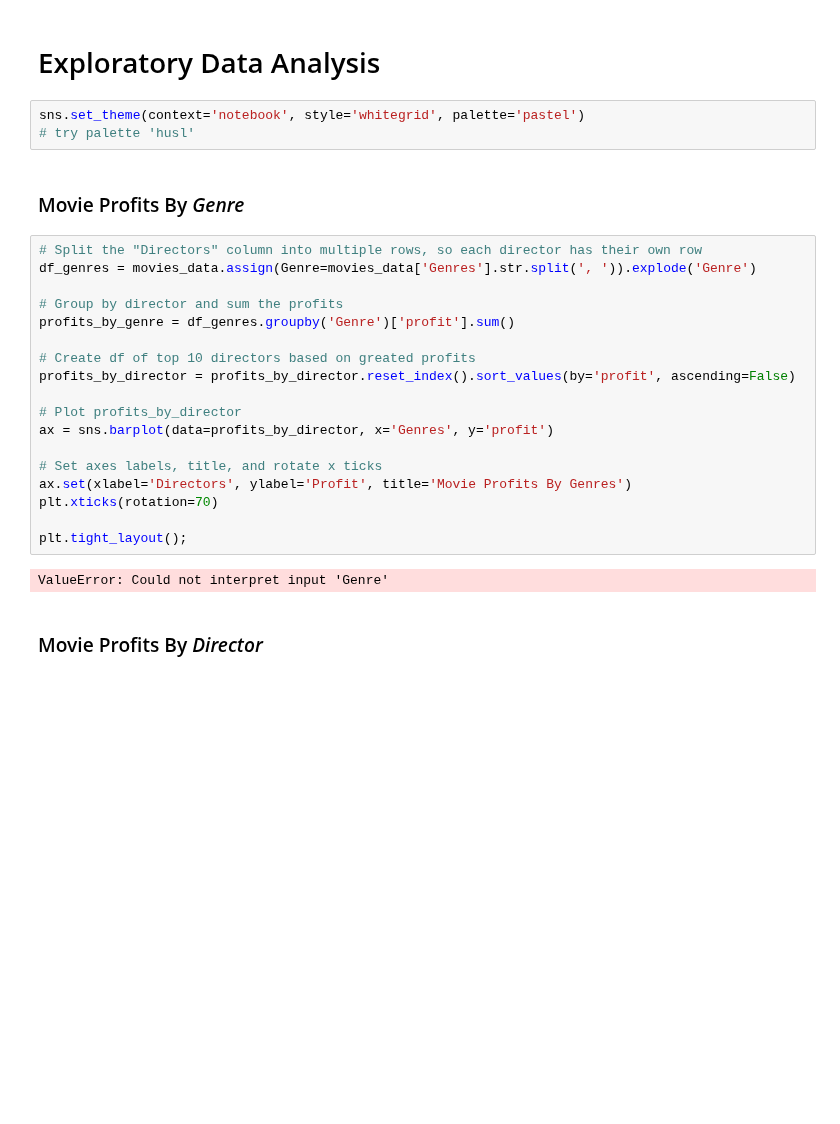
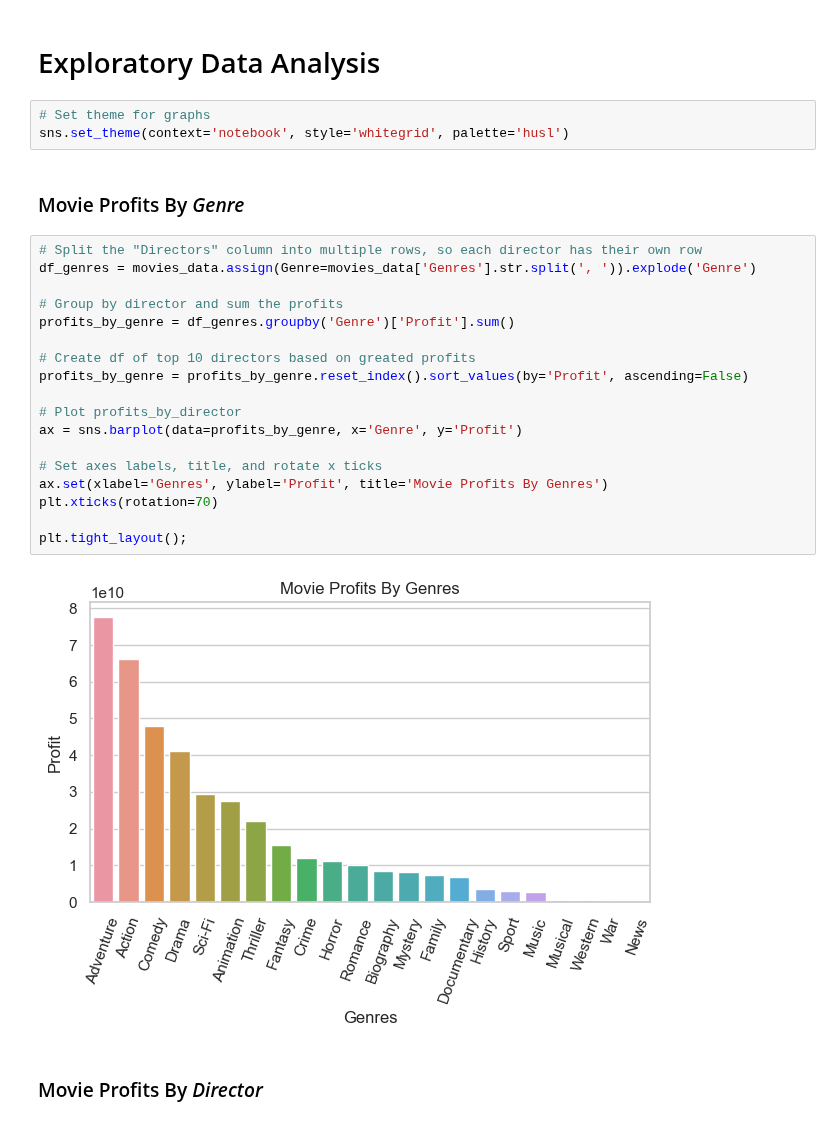
Before and after one commit to scarlettvalentin/movie_studio_project, a Jupyter notebook: notebook.ipynb, the cells around one changed output. Drawn from its saved outputs; the diff is of its cells as text; blank space fills up the shorter version.

```diff
--- a/notebook.ipynb
+++ b/notebook.ipynb
@@ -528,30 +537,30 @@ movies_data.head()
 # %% [markdown]
 # Exploratory Data Analysis
 # %%
-sns.set_theme(context='notebook', style='whitegrid', palette='pastel')
-# try palette 'husl'
+# Set theme for graphs
+sns.set_theme(context='notebook', style='whitegrid', palette='husl')
 # %% [markdown]
 ### Movie Profits By *Genre*
 # %%
 # Split the "Directors" column into multiple rows, so each director has their own row
 df_genres = movies_data.assign(Genre=movies_data['Genres'].str.split(', ')).explode('Genre')
 
 # Group by director and sum the profits
-profits_by_genre = df_genres.groupby('Genre')['profit'].sum()
+profits_by_genre = df_genres.groupby('Genre')['Profit'].sum()
 
 # Create df of top 10 directors based on greated profits
-profits_by_director = profits_by_director.reset_index().sort_values(by='profit', ascending=False)
+profits_by_genre = profits_by_genre.reset_index().sort_values(by='Profit', ascending=False)
 
 # Plot profits_by_director
-ax = sns.barplot(data=profits_by_director, x='Genres', y='profit')
+ax = sns.barplot(data=profits_by_genre, x='Genre', y='Profit')
 
 # Set axes labels, title, and rotate x ticks
-ax.set(xlabel='Directors', ylabel='Profit', title='Movie Profits By Genres')
+ax.set(xlabel='Genres', ylabel='Profit', title='Movie Profits By Genres')
 plt.xticks(rotation=70)
 
 plt.tight_layout();
 # %% [output]
-ValueError: Could not interpret input 'Genre'
+[figure, added]
 # %% [markdown]
 ### Movie Profits By *Director*
 # %%
```
Also changed, not shown: parts of 7 cells of this notebook.
